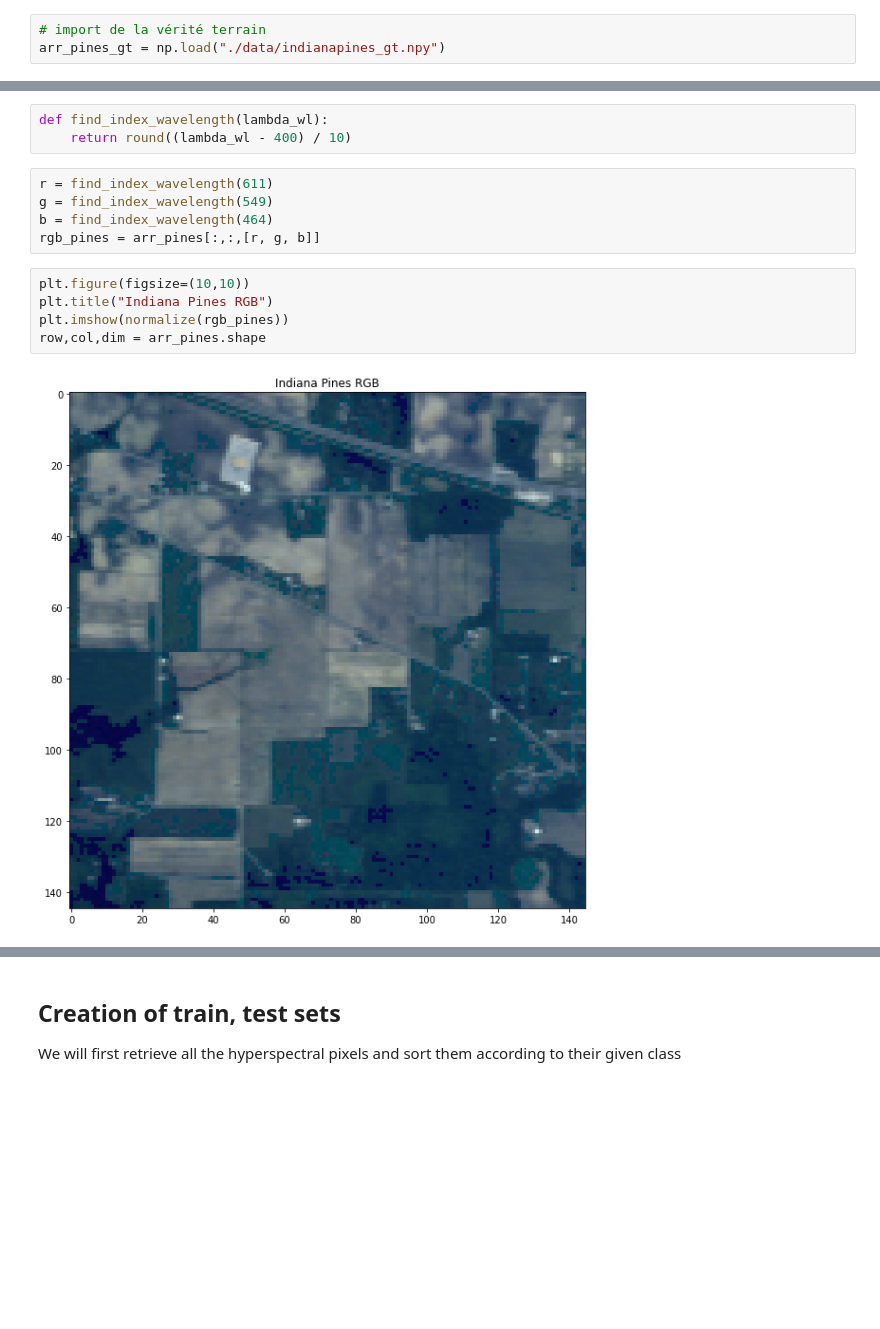
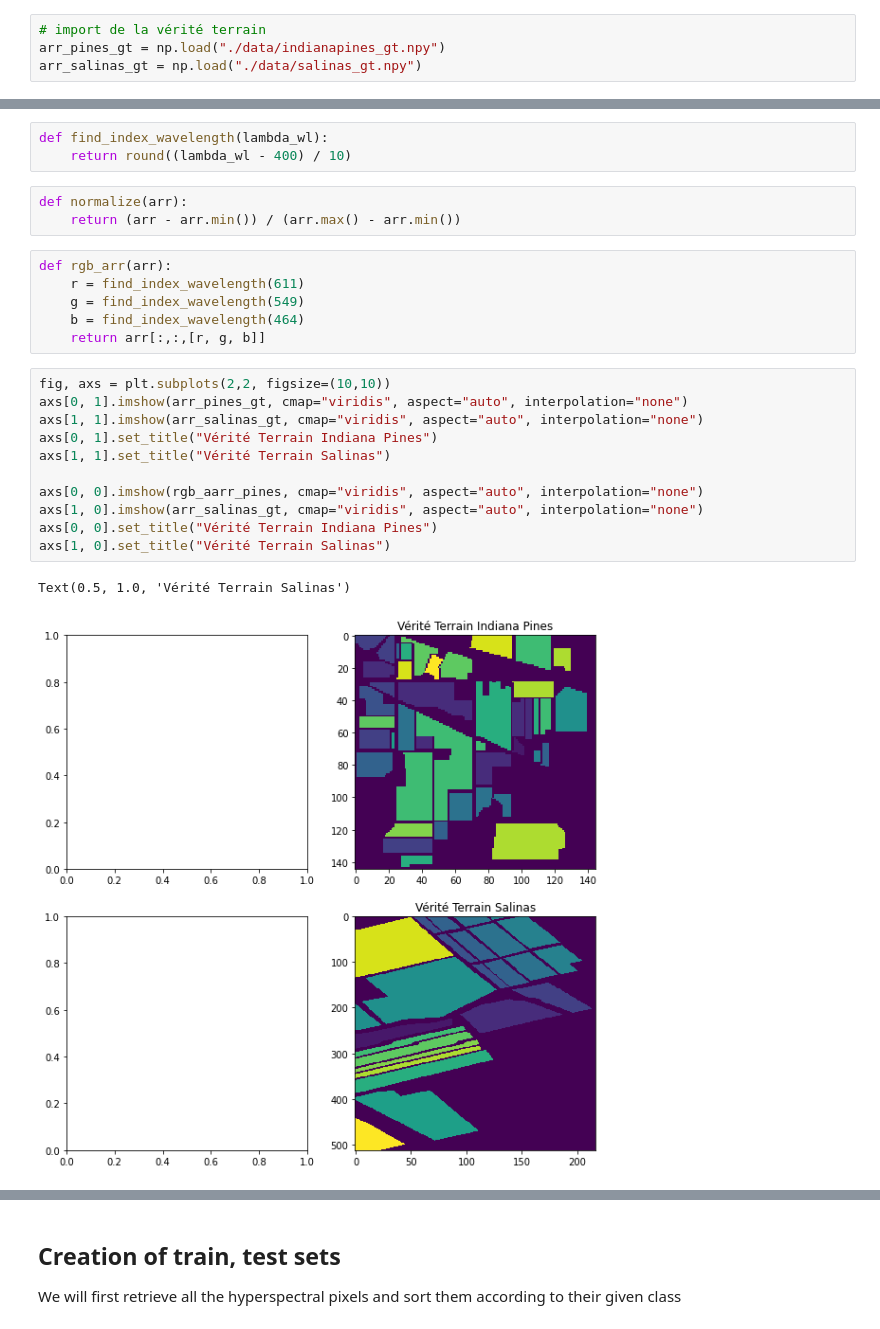
Before and after one commit to elrandar/hyper-spectral-fields, a Jupyter notebook: iml_notebook.ipynb, the cells around one changed output, grey strips where cells are left out. Drawn from its saved outputs; the diff is of its cells as text; blank space fills up the shorter version.

Commit message:
better display data, wip

```diff
--- a/iml_notebook.ipynb
+++ b/iml_notebook.ipynb
@@ -14,3 +17,4 @@ arr_pines = np.load("./data/indianapines.npy")
 # %%
 # import de la vérité terrain
 arr_pines_gt = np.load("./data/indianapines_gt.npy")
+arr_salinas_gt = np.load("./data/salinas_gt.npy")
@@ -75,15 +34,26 @@ $$
 # %%
 def find_index_wavelength(lambda_wl):
     return round((lambda_wl - 400) / 10)
+# %%
+def normalize(arr):
+    return (arr - arr.min()) / (arr.max() - arr.min())
 # %%
-r = find_index_wavelength(611)
-g = find_index_wavelength(549)
-b = find_index_wavelength(464)
-rgb_pines = arr_pines[:,:,[r, g, b]]
+def rgb_arr(arr):
+    r = find_index_wavelength(611)
+    g = find_index_wavelength(549)
+    b = find_index_wavelength(464)
+    return arr[:,:,[r, g, b]]
-# %%
-plt.figure(figsize=(10,10))
-plt.title("Indiana Pines RGB")
-plt.imshow(normalize(rgb_pines))
-row,col,dim = arr_pines.shape
-# %% [output]
-[figure, removed]
+# %%
+fig, axs = plt.subplots(2,2, figsize=(10,10))
+axs[0, 1].imshow(arr_pines_gt, cmap="viridis", aspect="auto", interpolation="none")
+axs[1, 1].imshow(arr_salinas_gt, cmap="viridis", aspect="auto", interpolation="none")
+axs[0, 1].set_title("Vérité Terrain Indiana Pines")
+axs[1, 1].set_title("Vérité Terrain Salinas")
+
+axs[0, 0].imshow(rgb_aarr_pines, cmap="viridis", aspect="auto", interpolation="none")
+axs[1, 0].imshow(arr_salinas_gt, cmap="viridis", aspect="auto", interpolation="none")
+axs[0, 0].set_title("Vérité Terrain Indiana Pines")
+axs[1, 0].set_title("Vérité Terrain Salinas")
+# %% [output]
+Text(0.5, 1.0, 'Vérité Terrain Salinas')
+[figure, added]
```
Also changed, not shown: parts of 14 cells of this notebook.
